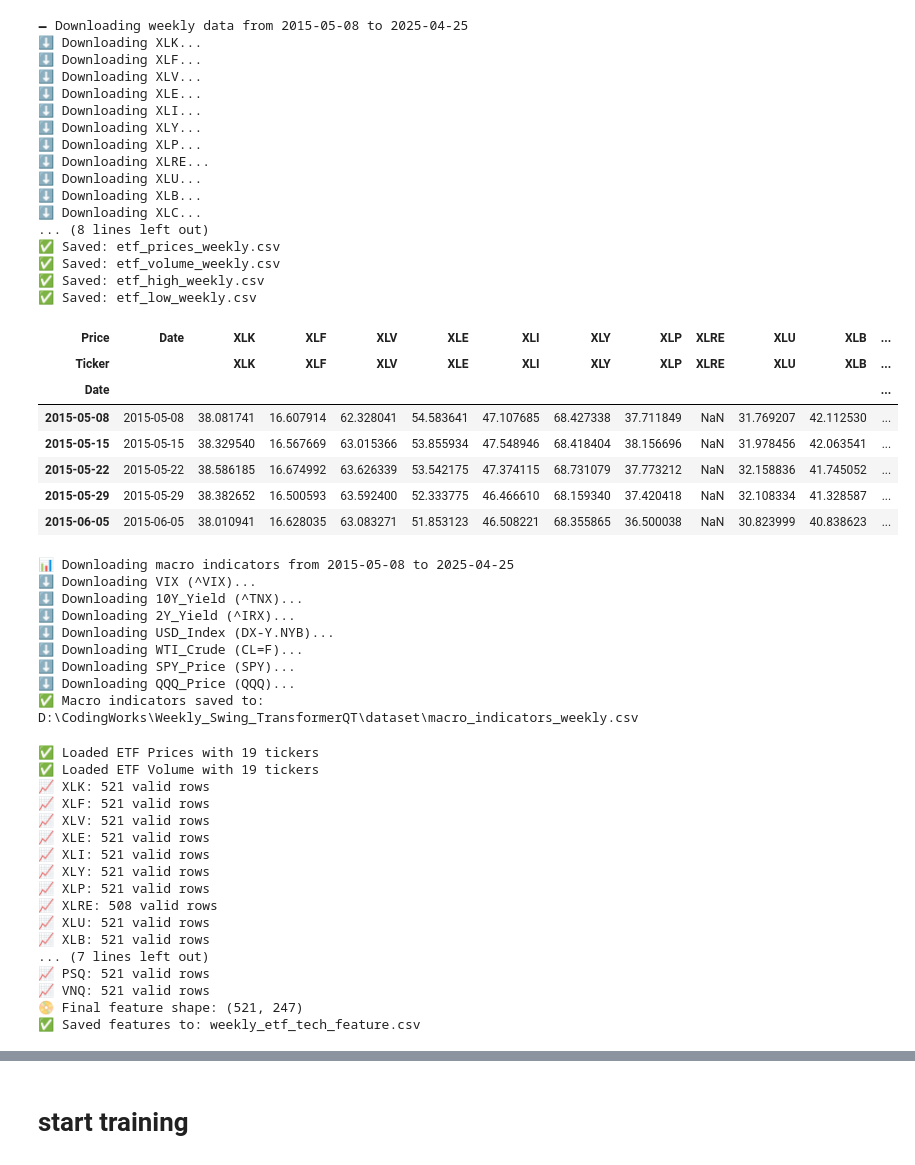
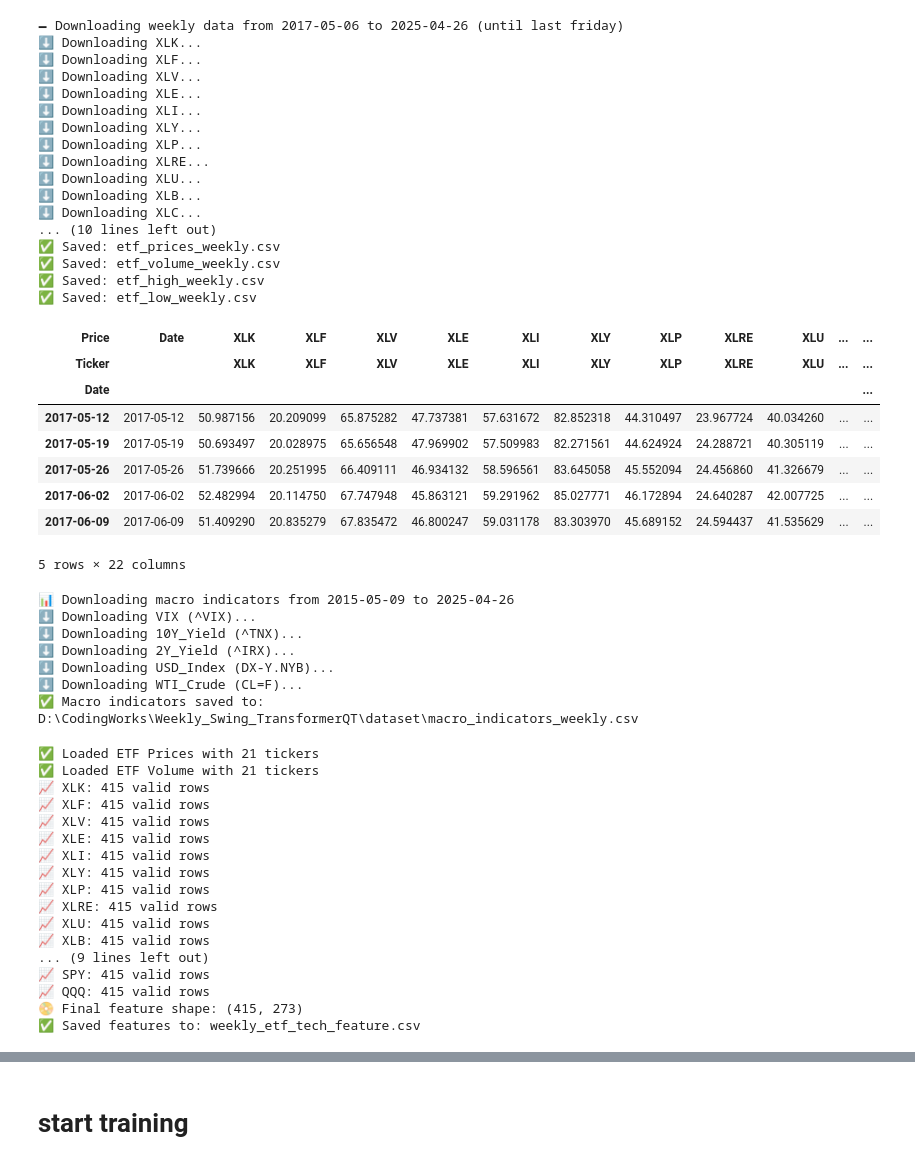
Before and after one commit to pillowlow/QT_Playground, a Jupyter notebook: agent/etf_weekly_swing.ipynb, the cells around one changed output, grey strips where cells are left out. Drawn from its saved outputs; the diff is of its cells as text; code cells hidden in the pictures.

Commit message:
before start to do classfication

```diff
--- a/agent/etf_weekly_swing.ipynb
+++ b/agent/etf_weekly_swing.ipynb
@@ -7,12 +7,12 @@ from datetime import datetime, timedelta
 # === ETF list ===
 etf_list = [
     'XLK', 'XLF', 'XLV', 'XLE', 'XLI', 'XLY', 'XLP', 'XLRE', 'XLU', 'XLB', 'XLC',
-    'SOXX', 'SH', 'DOG', 'RWM', 'ITA', 'JETS', 'PSQ', 'VNQ'
+    'SOXX', 'SH', 'DOG', 'RWM', 'ITA', 'JETS', 'PSQ', 'VNQ', 'SPY', 'QQQ'
 ]
 
 # === Date range ===
 today = datetime.today()
-start_date = (today - timedelta(weeks=52 * 10)).strftime('%Y-%m-%d')
+start_date = (today - timedelta(weeks=52 * 8)).strftime('%Y-%m-%d')
 end_date = today.strftime('%Y-%m-%d')
 print(f"🗕️ Downloading weekly data from {start_date} to {end_date} (until last friday)")
 
@@ -62,43 +62,44 @@ def combine_and_save(data_dict, filename):
     df.dropna(axis=0, how='all', inplace=True)
     df.insert(0, 'Date', df.index.strftime('%Y-%m-%d'))
     df.to_csv(os.path.join(dataset_path, filename), index=False)
     print(f"✅ Saved: {filename}")
     return df
 
 # === Save all ===
 price_df = combine_and_save(adjclose_data, 'etf_prices_weekly.csv')
 volume_df = combine_and_save(volume_data, 'etf_volume_weekly.csv')
 high_df = combine_and_save(high_data, 'etf_high_weekly.csv')
 low_df = combine_and_save(low_data, 'etf_low_weekly.csv')
 
 # === Preview ===
 price_df.head()
 # %% [output]
-🗕️ Downloading weekly data from 2015-05-08 to 2025-04-25
+🗕️ Downloading weekly data from 2017-05-06 to 2025-04-26 (until last friday)
 ⬇️ Downloading XLK...
 ⬇️ Downloading XLF...
 ⬇️ Downloading XLV...
 ⬇️ Downloading XLE...
 ⬇️ Downloading XLI...
 ⬇️ Downloading XLY...
 ⬇️ Downloading XLP...
 ⬇️ Downloading XLRE...
 ⬇️ Downloading XLU...
 ⬇️ Downloading XLB...
 ⬇️ Downloading XLC...
-... (8 lines left out)
+... (10 lines left out)
 ✅ Saved: etf_prices_weekly.csv
 ✅ Saved: etf_volume_weekly.csv
 ✅ Saved: etf_high_weekly.csv
 ✅ Saved: etf_low_weekly.csv
-| Price | Date | XLK | XLF | XLV | XLE | XLI | XLY | XLP | XLRE | XLU | XLB | ... |
-| Ticker |  | XLK | XLF | XLV | XLE | XLI | XLY | XLP | XLRE | XLU | XLB | ... |
+| Price | Date | XLK | XLF | XLV | XLE | XLI | XLY | XLP | XLRE | XLU | ... | ... |
+| Ticker |  | XLK | XLF | XLV | XLE | XLI | XLY | XLP | XLRE | XLU | ... | ... |
 | Date |  |  |  |  |  |  |  |  |  |  |  | ... |
-| 2015-05-08 | 2015-05-08 | 38.081741 | 16.607914 | 62.328041 | 54.583641 | 47.107685 | 68.427338 | 37.711849 | NaN | 31.769207 | 42.112530 | ... |
-| 2015-05-15 | 2015-05-15 | 38.329540 | 16.567669 | 63.015366 | 53.855934 | 47.548946 | 68.418404 | 38.156696 | NaN | 31.978456 | 42.063541 | ... |
-| 2015-05-22 | 2015-05-22 | 38.586185 | 16.674992 | 63.626339 | 53.542175 | 47.374115 | 68.731079 | 37.773212 | NaN | 32.158836 | 41.745052 | ... |
-| 2015-05-29 | 2015-05-29 | 38.382652 | 16.500593 | 63.592400 | 52.333775 | 46.466610 | 68.159340 | 37.420418 | NaN | 32.108334 | 41.328587 | ... |
-| 2015-06-05 | 2015-06-05 | 38.010941 | 16.628035 | 63.083271 | 51.853123 | 46.508221 | 68.355865 | 36.500038 | NaN | 30.823999 | 40.838623 | ... |
+| 2017-05-12 | 2017-05-12 | 50.987156 | 20.209099 | 65.875282 | 47.737381 | 57.631672 | 82.852318 | 44.310497 | 23.967724 | 40.034260 | ... | ... |
+| 2017-05-19 | 2017-05-19 | 50.693497 | 20.028975 | 65.656548 | 47.969902 | 57.509983 | 82.271561 | 44.624924 | 24.288721 | 40.305119 | ... | ... |
+| 2017-05-26 | 2017-05-26 | 51.739666 | 20.251995 | 66.409111 | 46.934132 | 58.596561 | 83.645058 | 45.552094 | 24.456860 | 41.326679 | ... | ... |
+| 2017-06-02 | 2017-06-02 | 52.482994 | 20.114750 | 67.747948 | 45.863121 | 59.291962 | 85.027771 | 46.172894 | 24.640287 | 42.007725 | ... | ... |
+| 2017-06-09 | 2017-06-09 | 51.409290 | 20.835279 | 67.835472 | 46.800247 | 59.031178 | 83.303970 | 45.689152 | 24.594437 | 41.535629 | ... | ... |
+5 rows × 22 columns
 # %%
 import os
 import yfinance as yf
@@ -112,8 +113,7 @@ macro_tickers = {
     '2Y_Yield': '^IRX',    # Scale * 0.01
     'USD_Index': 'DX-Y.NYB',
     'WTI_Crude': 'CL=F',
-    'SPY_Price': 'SPY',
-    'QQQ_Price': 'QQQ'
+
 }
 
 # === Date range ===
@@ -162,14 +162,12 @@ macro_df.to_csv(macro_save_path, index=False)
 
 print(f"✅ Macro indicators saved to: {macro_save_path}")
 # %% [output]
-📊 Downloading macro indicators from 2015-05-08 to 2025-04-25
+📊 Downloading macro indicators from 2015-05-09 to 2025-04-26
 ⬇️ Downloading VIX (^VIX)...
 ⬇️ Downloading 10Y_Yield (^TNX)...
 ⬇️ Downloading 2Y_Yield (^IRX)...
 ⬇️ Downloading USD_Index (DX-Y.NYB)...
 ⬇️ Downloading WTI_Crude (CL=F)...
-⬇️ Downloading SPY_Price (SPY)...
-⬇️ Downloading QQQ_Price (QQQ)...
 ✅ Macro indicators saved to: D:\CodingWorks\Weekly_Swing_TransformerQT\dataset\macro_indicators_weekly.csv
 # %%
 # calculate TA signals
@@ -275,22 +273,22 @@ base_dir = os.path.abspath(os.path.join(os.getcwd(), '..', 'dataset'))
 features_df.to_csv(os.path.join(base_dir, 'weekly_etf_tech_feature.csv'))
 print(f"✅ Saved features to: weekly_etf_tech_feature.csv")
 # %% [output]
-✅ Loaded ETF Prices with 19 tickers
-✅ Loaded ETF Volume with 19 tickers
-📈 XLK: 521 valid rows
-📈 XLF: 521 valid rows
-📈 XLV: 521 valid rows
-📈 XLE: 521 valid rows
-📈 XLI: 521 valid rows
-📈 XLY: 521 valid rows
-📈 XLP: 521 valid rows
-📈 XLRE: 508 valid rows
-📈 XLU: 521 valid rows
-📈 XLB: 521 valid rows
-... (7 lines left out)
-📈 PSQ: 521 valid rows
-📈 VNQ: 521 valid rows
-📀 Final feature shape: (521, 247)
+✅ Loaded ETF Prices with 21 tickers
+✅ Loaded ETF Volume with 21 tickers
+📈 XLK: 415 valid rows
+📈 XLF: 415 valid rows
+📈 XLV: 415 valid rows
+📈 XLE: 415 valid rows
+📈 XLI: 415 valid rows
+📈 XLY: 415 valid rows
+📈 XLP: 415 valid rows
+📈 XLRE: 415 valid rows
+📈 XLU: 415 valid rows
+📈 XLB: 415 valid rows
+... (9 lines left out)
+📈 SPY: 415 valid rows
+📈 QQQ: 415 valid rows
+📀 Final feature shape: (415, 273)
 ✅ Saved features to: weekly_etf_tech_feature.csv
 # %%
 # normalizing matrix add masks
```
Also changed, not shown: parts of 8 cells of this notebook.
